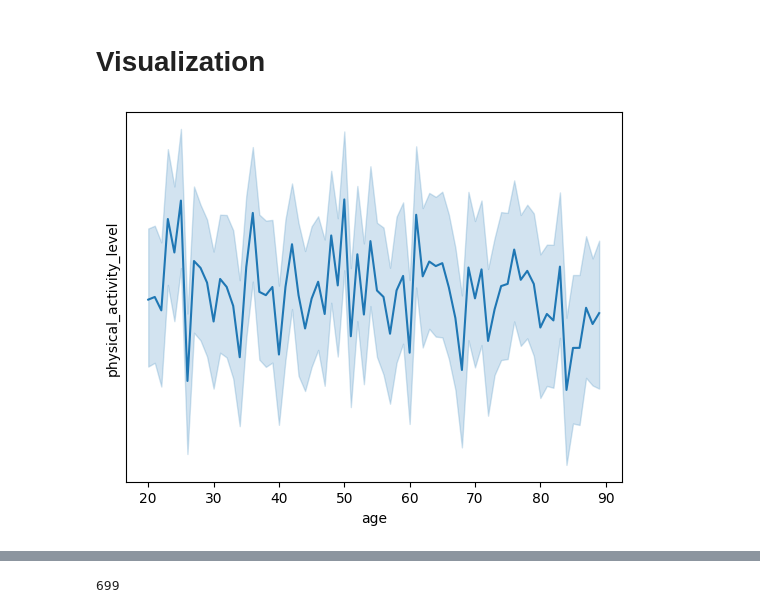
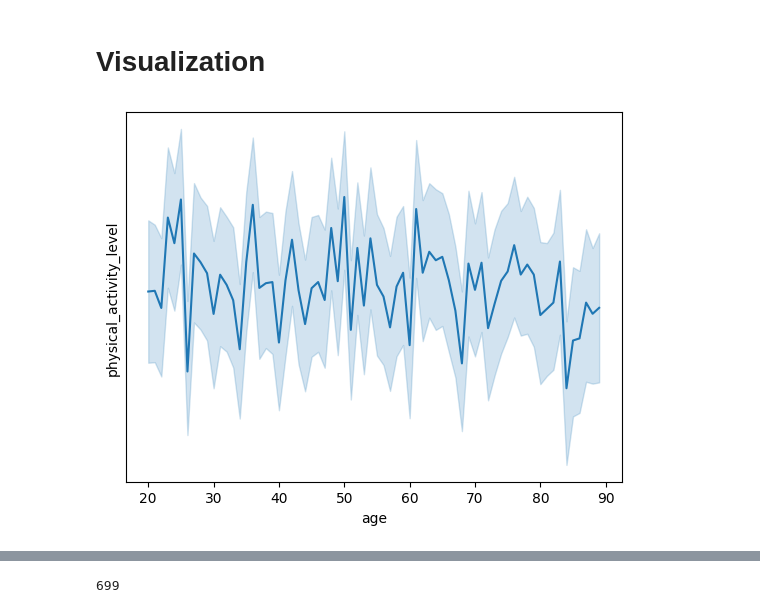
Before and after one commit to ahmedhussein2001/colorectal_cancer_prediction-pro, a Jupyter notebook: Untitled-1.ipynb, the cells around one changed output, grey strips where cells are left out. Cells and saved outputs as stored; diff of their text form; code cells hidden in the pictures.

```diff
--- a/Untitled-1.ipynb
+++ b/Untitled-1.ipynb
@@ -97,8 +97,8 @@ data.duplicated().sum()
 # Visualization
 # %%
 # visualize Age vs physical_activity_level
-sns.lineplot(data=df,x='age',y='physical_activity_level')
+sns.lineplot(data=data,x='age',y='physical_activity_level')
 plt.show()
 # %% [output]
-[figure, old version]
+[figure, new version]
 # %%
```
Also changed, not shown: parts of 32 cells of this notebook.
